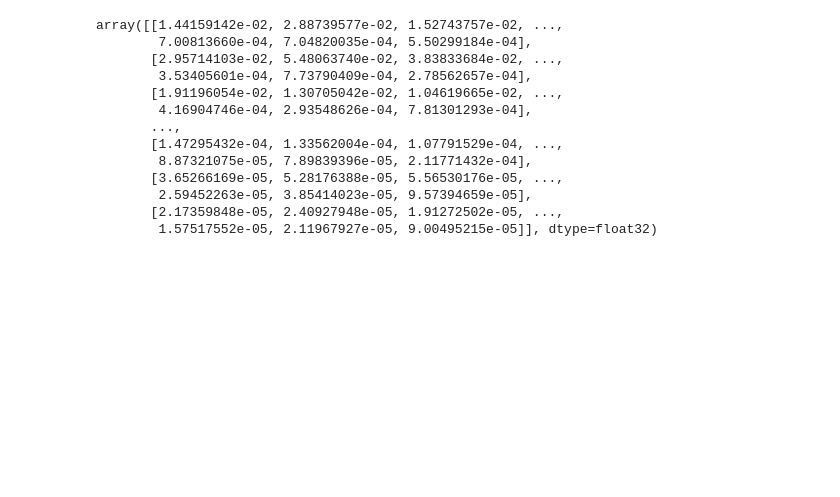
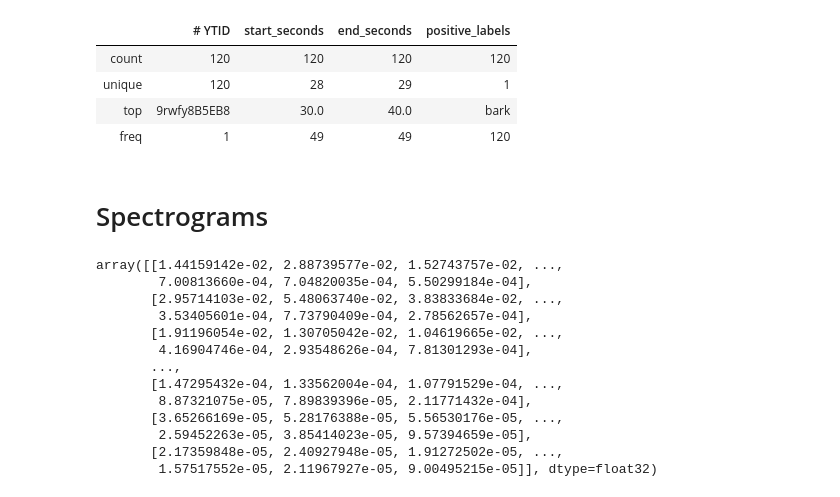
Before and after one commit to jlehnersd/audio_recognition, a Jupyter notebook: tl_eda.ipynb, the cells around one changed output. Cells and saved outputs as stored; diff of their text form; code cells hidden in the pictures; blank space fills up the shorter version.

```diff
--- a/tl_eda.ipynb
+++ b/tl_eda.ipynb
@@ -68,0 +81,19 @@ testdf
+# %%
+df_footsteps.loc[:,['start_seconds', 'end_seconds']] = ' ' + df_footsteps[['start_seconds', 'end_seconds']].astype(str)
+df_gasp.loc[:,['start_seconds', 'end_seconds']] = ' ' + df_gasp[['start_seconds', 'end_seconds']].astype(str)
+df_whistle.loc[:,['start_seconds', 'end_seconds']] = ' ' + df_whistle[['start_seconds', 'end_seconds']].astype(str)
+df_sigh.loc[:,['start_seconds', 'end_seconds']] = ' ' + df_sigh[['start_seconds', 'end_seconds']].astype(str)
+df_bark.loc[:,['start_seconds', 'end_seconds']] = ' ' + df_bark[['start_seconds', 'end_seconds']].astype(str)
+df_door.loc[:,['start_seconds', 'end_seconds']] = ' ' + df_door[['start_seconds', 'end_seconds']].astype(str)
+df_run.loc[:,['start_seconds', 'end_seconds']] = ' ' + df_run[['start_seconds', 'end_seconds']].astype(str)
+df_keys.loc[:,['start_seconds', 'end_seconds']] = ' ' + df_keys[['start_seconds', 'end_seconds']].astype(str)
+df_scissors.loc[:,['start_seconds', 'end_seconds']] = ' ' + df_scissors[['start_seconds', 'end_seconds']].astype(str)
+df_keyboard.loc[:,['start_seconds', 'end_seconds']] = ' ' + df_keyboard[['start_seconds', 'end_seconds']].astype(str)
+# %%
+df_bark.describe()
+# %% [output]
+|  | # YTID | start_seconds | end_seconds | positive_labels |
+| count | 120 | 120 | 120 | 120 |
+| unique | 120 | 28 | 29 | 1 |
+| top | 9rwfy8B5EB8 | 30.0 | 40.0 | bark |
+| freq | 1 | 49 | 49 | 120 |
@@ -69,6 +122,8 @@ testdf
 # %%
 barks.to_csv('barks.csv', sep=',', index=False)
 doors.to_csv('doors.csv', sep=',', index=False)
+# %% [markdown]
+# Spectrograms
 # %%
 y, sr = librosa.load('2mJbGx5D-zA_150.0.wav')
 # %%
```
Also changed, not shown: parts of 16 cells of this notebook, 29 other files.
